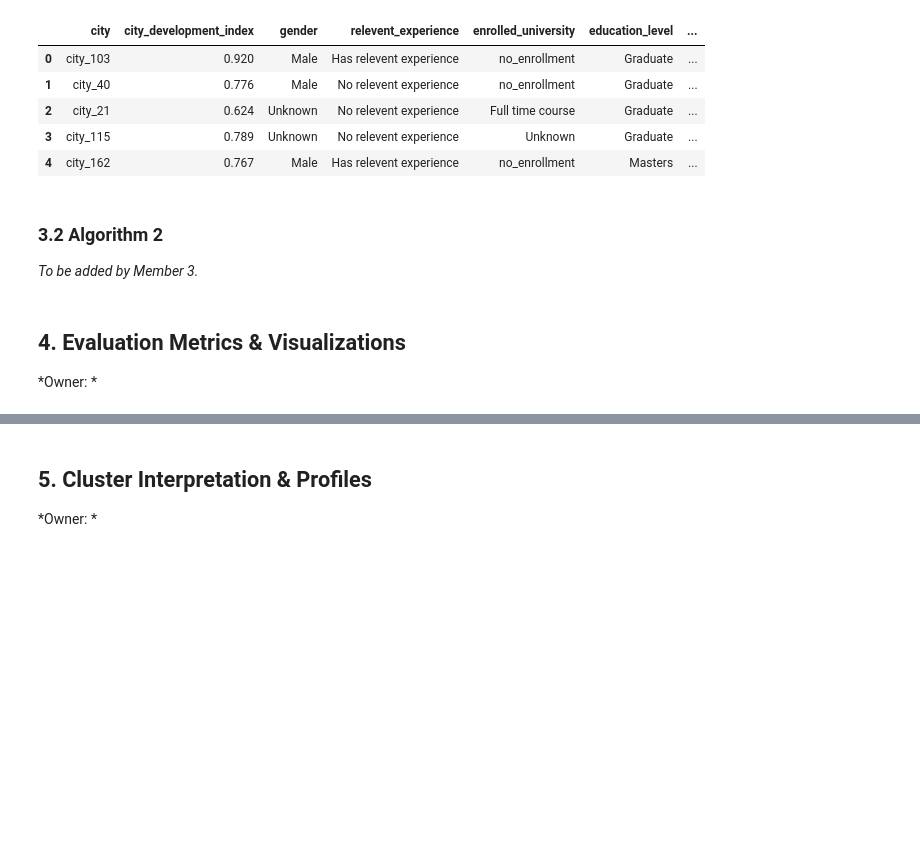
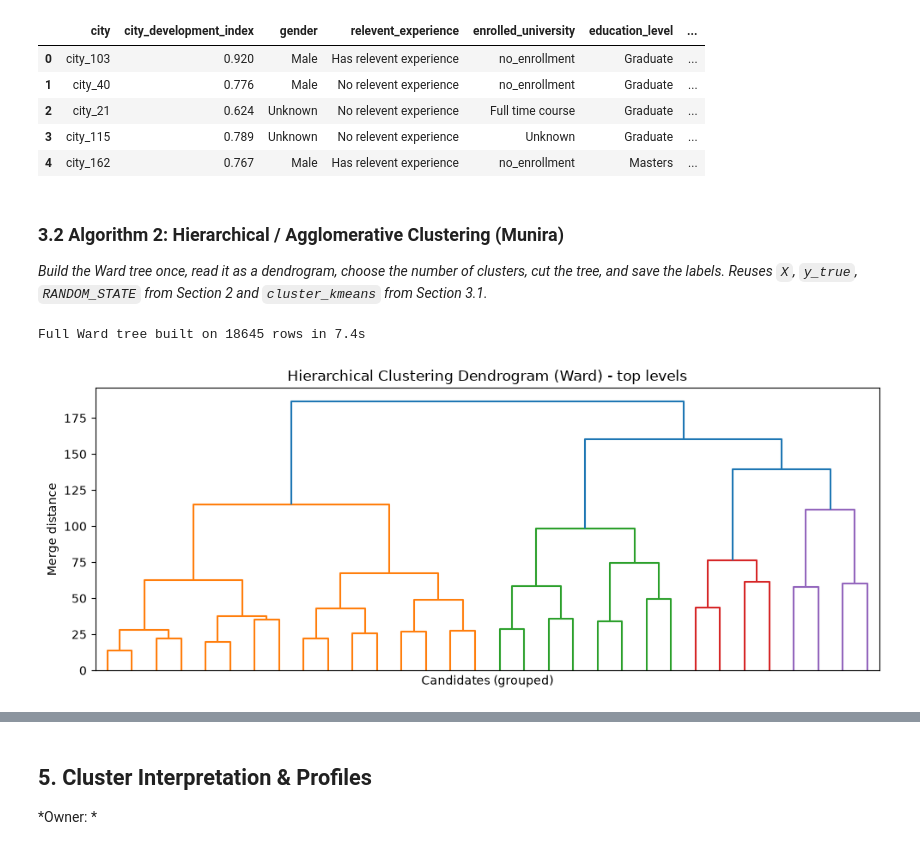
Before and after one commit to ManarAlrazin/SW485-Project-Group2, a Jupyter notebook: Phase2_Unsupervised_Learning.ipynb, the cells around one changed output, grey strips where cells are left out. Cells and saved outputs as stored; diff of their text form; code cells hidden in the pictures; blank space fills up the shorter version.

Commit message:
Add hierarchical clustering (Sections 1.2, 3.2, 4) and evaluation

```diff
--- a/Phase2_Unsupervised_Learning.ipynb
+++ b/Phase2_Unsupervised_Learning.ipynb
@@ -202,10 +212,48 @@ Saved Dataset/clustered_data.csv: (18645, 14)
 | 2 | city_21 | 0.624 | Unknown | No relevent experience | Full time course | Graduate | ... |
 | 3 | city_115 | 0.789 | Unknown | No relevent experience | Unknown | Graduate | ... |
 | 4 | city_162 | 0.767 | Male | Has relevent experience | no_enrollment | Masters | ... |
-# %% [markdown]
-### 3.2 Algorithm 2
-*To be added by Member 3.*
-# %% [markdown]
-## 4. Evaluation Metrics & Visualizations
-
-*Owner: *
+# %% [markdown]
+### 3.2 Algorithm 2: Hierarchical / Agglomerative Clustering (Munira)
+
+*Build the Ward tree once, read it as a dendrogram, choose the number of clusters, cut the tree, and save the labels. Reuses `X`, `y_true`, `RANDOM_STATE` from Section 2 and `cluster_kmeans` from Section 3.1.*
+# %%
+import time
+import numpy as np
+from sklearn.cluster import AgglomerativeClustering
+from scipy.cluster.hierarchy import dendrogram, fcluster
+
+X_arr = X.values
+
+t0 = time.time()
+ward_tree = AgglomerativeClustering(
+    n_clusters=None, distance_threshold=0, linkage="ward", compute_distances=True
+).fit(X_arr)
+print(f"Full Ward tree built on {X_arr.shape[0]} rows in {time.time() - t0:.1f}s")
+
+def build_linkage_matrix(model):
+    counts = np.zeros(model.children_.shape[0])
+    n = len(model.labels_)
+    for i, merge in enumerate(model.children_):
+        counts[i] = sum(1 if child < n else counts[child - n] for child in merge)
+    return np.column_stack([model.children_, model.distances_, counts]).astype(float)
+
+Z = build_linkage_matrix(ward_tree)
+
+def wcss_from_labels(data, labels):
+    data = np.asarray(data)
+    return float(sum(((data[labels == c] - data[labels == c].mean(axis=0)) ** 2).sum()
+                     for c in np.unique(labels)))
+# %% [output]
+Full Ward tree built on 18645 rows in 7.4s
+# %%
+plt.figure(figsize=(10, 4))
+dendrogram(Z, truncate_mode="level", p=4, no_labels=True)
+plt.title("Hierarchical Clustering Dendrogram (Ward) - top levels")
+plt.xlabel("Candidates (grouped)")
+plt.ylabel("Merge distance")
+plt.tight_layout()
+plt.savefig("Unsupervised_Learning/clustering_results/agglomerative_dendrogram.png",
+            dpi=150, bbox_inches="tight")
+plt.show()
+# %% [output]
+[figure, added]
```
Also changed, not shown: parts of 14 cells of this notebook, 7 other files.
